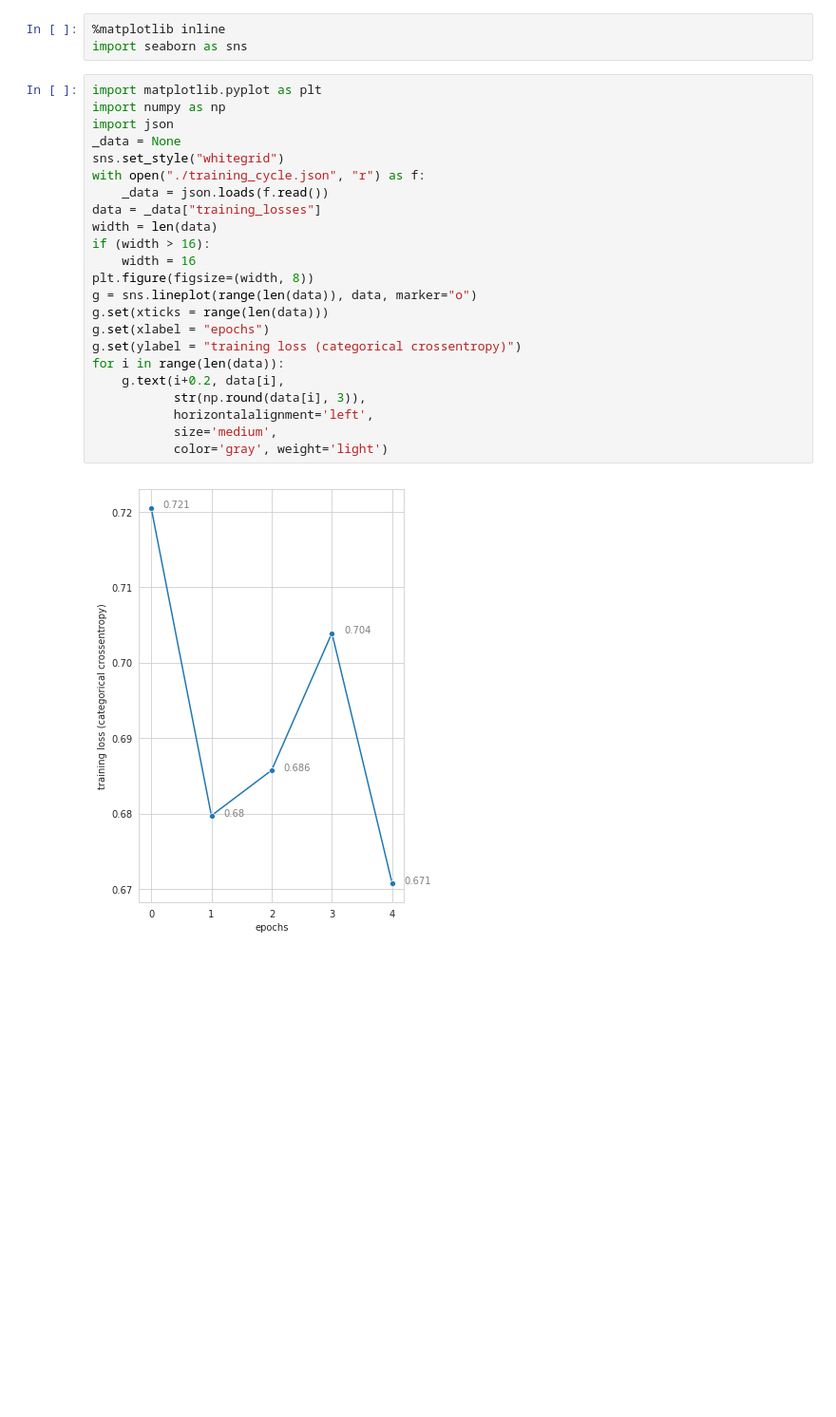
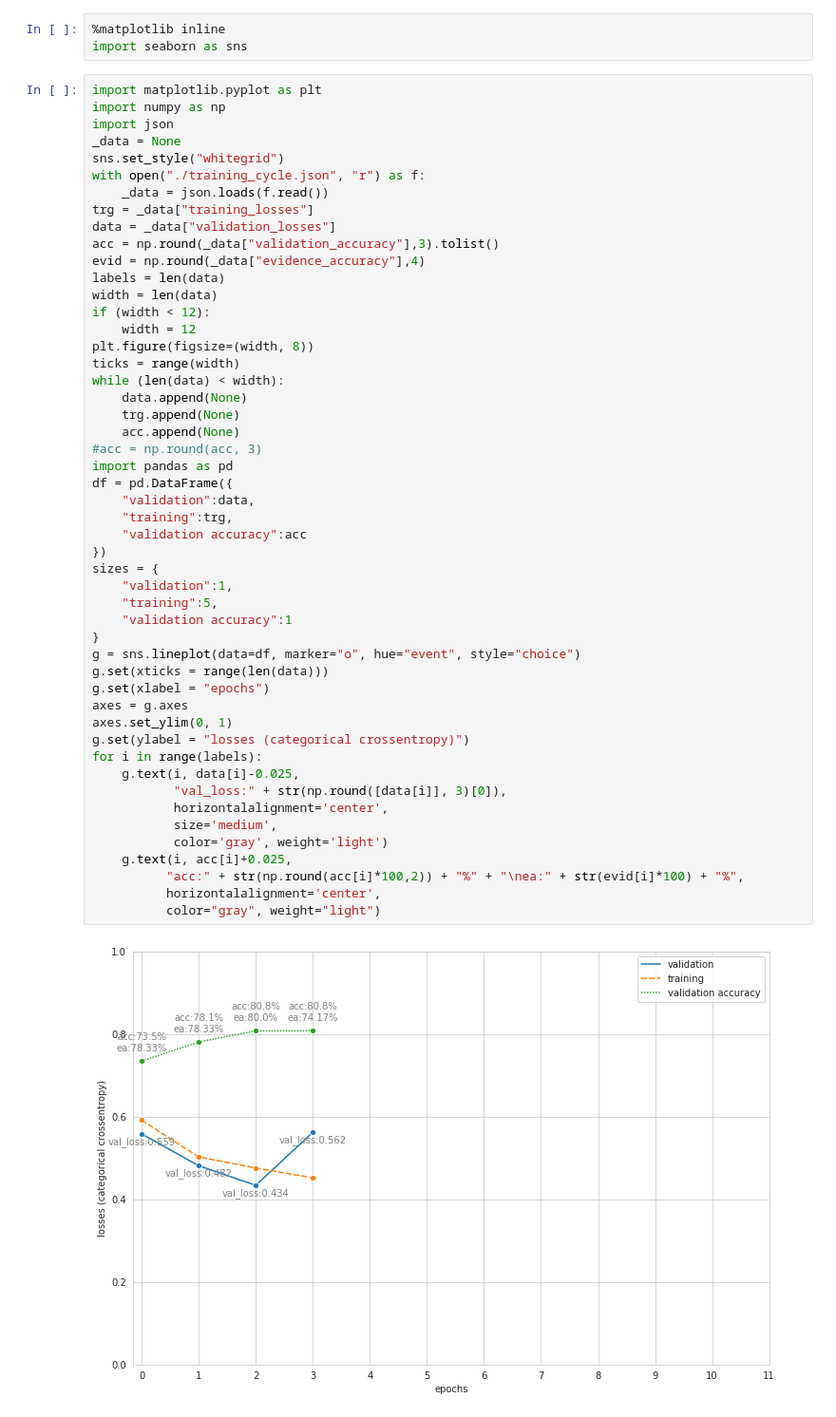
Before and after one commit to amanrai/deep-learning, a Jupyter notebook: Training Cycle.ipynb, the cells around one changed output. Shown: that part at 95% size. Saved outputs shown, nothing was run; the diff lists cells and outputs as text; blank space fills up the shorter version.

```diff
--- a/Training Cycle.ipynb
+++ b/Training Cycle.ipynb
@@ -4,25 +4,52 @@ import seaborn as sns
 # %%
 import matplotlib.pyplot as plt
 import numpy as np
 import json
 _data = None
 sns.set_style("whitegrid")
 with open("./training_cycle.json", "r") as f:
     _data = json.loads(f.read())
-data = _data["training_losses"]
+trg = _data["training_losses"]
+data = _data["validation_losses"]
+acc = np.round(_data["validation_accuracy"],3).tolist()
+evid = np.round(_data["evidence_accuracy"],4)
+labels = len(data)
 width = len(data)
-if (width > 16):
-    width = 16
+if (width < 12):
+    width = 12
 plt.figure(figsize=(width, 8))
-g = sns.lineplot(range(len(data)), data, marker="o")
+ticks = range(width)
+while (len(data) < width):
+    data.append(None)
+    trg.append(None)
+    acc.append(None)
+#acc = np.round(acc, 3)
+import pandas as pd
+df = pd.DataFrame({
+    "validation":data,
+    "training":trg,
+    "validation accuracy":acc
+})
+sizes = {
+    "validation":1,
+    "training":5,
+    "validation accuracy":1
+}
+g = sns.lineplot(data=df, marker="o", hue="event", style="choice")
 g.set(xticks = range(len(data)))
 g.set(xlabel = "epochs")
-g.set(ylabel = "training loss (categorical crossentropy)")
-for i in range(len(data)):
-    g.text(i+0.2, data[i],
-           str(np.round(data[i], 3)),
-           horizontalalignment='left',
+axes = g.axes
+axes.set_ylim(0, 1)
+g.set(ylabel = "losses (categorical crossentropy)")
+for i in range(labels):
+    g.text(i, data[i]-0.025,
+           "val_loss:" + str(np.round([data[i]], 3)[0]),
+           horizontalalignment='center',
            size='medium',
            color='gray', weight='light')
+    g.text(i, acc[i]+0.025,
+          "acc:" + str(np.round(acc[i]*100,2)) + "%" + "\nea:" + str(evid[i]*100) + "%",
+          horizontalalignment='center',
+          color="gray", weight="light")
 # %% [output]
-[figure, old version]
+[figure, new version]
```
Also changed, not shown: 2 other files.
